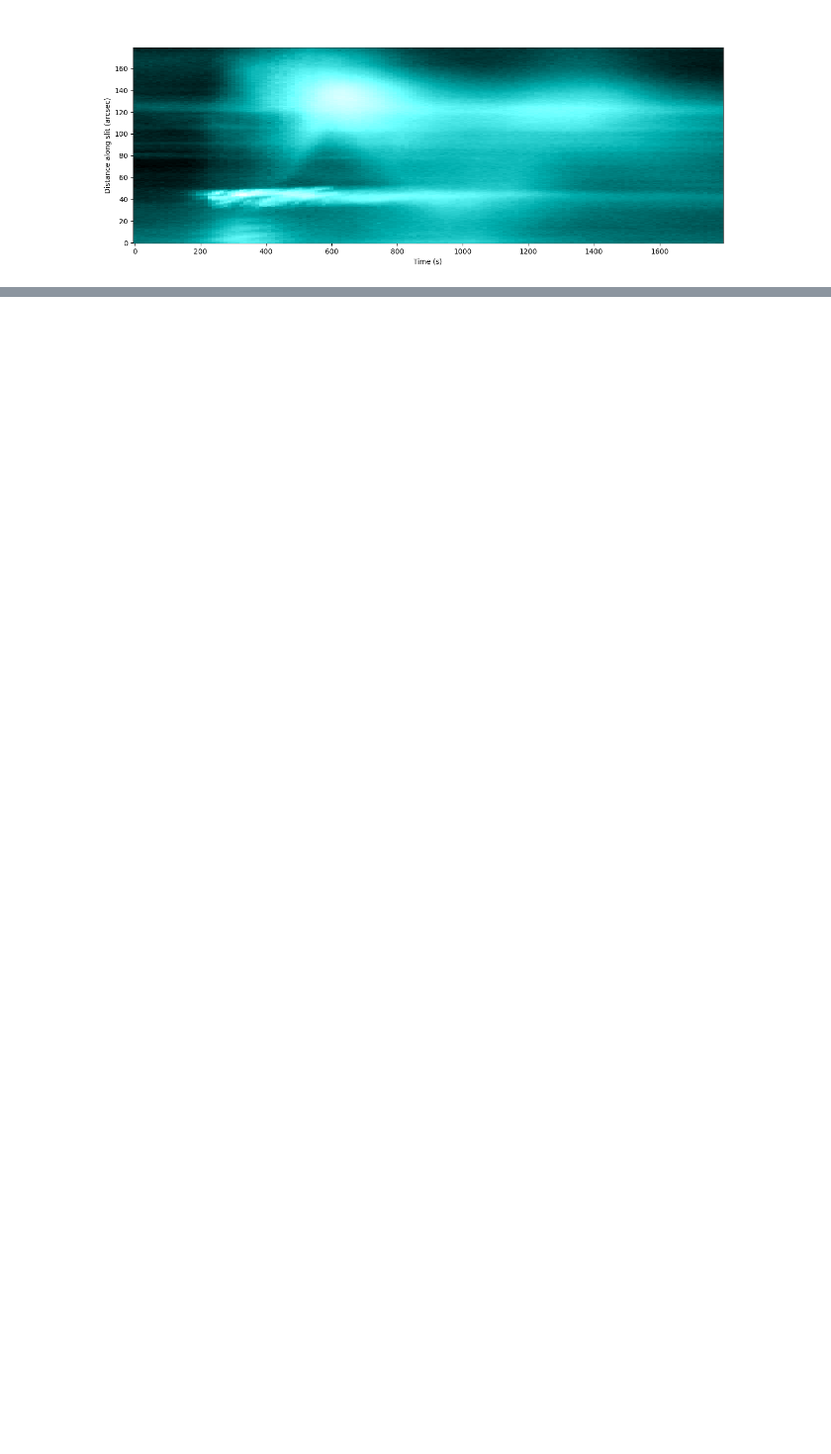
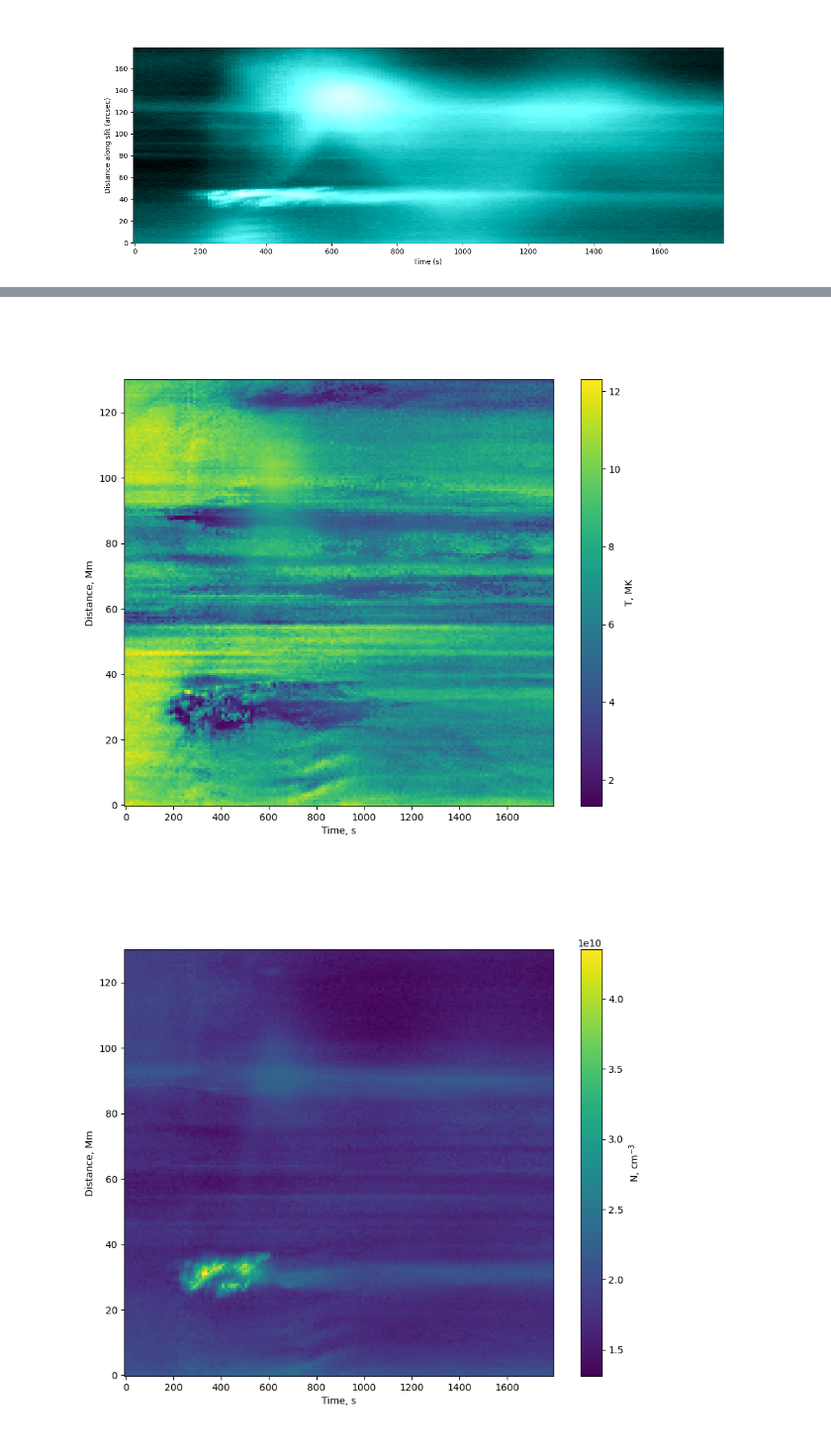
Before and after one commit to SunImagesTDPB/GeneralSolarAnalysis, a Jupyter notebook: main.ipynb, the cells around one changed output, grey strips where cells are left out. Shown at 99% size. Cells and saved outputs as stored; diff of their text form; code cells hidden in the pictures; blank space fills up the shorter version.

Commit message:
Plots of T and n. Version for patent

```diff
--- a/main.ipynb
+++ b/main.ipynb
@@ -35,0 +41,14 @@ test_data.save_txt('res20131228')
+# %%
+t_min = 0.07e6
+t_max = 30e6
+n_bins = 96
+sites = SITES(t_min, t_max, n_bins, [str(l) for l in lines])
+# %%
+temp_plot = np.zeros((len(test_data.time_array), len(test_data.dist)))
+conc_plot = np.zeros((len(test_data.time_array), len(test_data.dist)))
+for i in range(len(test_data.time_array)):
+    for j in range(len(test_data.dist)):
+        dems, err, dem_err = sites.calc_dem(np.array([test_data.intensity_stack[str(l)][i,j] for l in lines]), tol=0.01, max_iter=300)
+        temp_plot[i,j] = sites.calc_temp(dems)
+        conc_plot[i,j] = np.sqrt(sites.calc_em(dems)/72527094)
+        print(f'Point {j} at time {test_data.time_array[i]} done!')
@@ -35,0 +73,17 @@ test_data.save_txt('res20131228')
+# %%
+fig1, ax1 = plt.subplots(figsize=(10,8))
+im1 = ax1.pcolormesh(test_data.time_array, test_data.dist*0.72527094, temp_plot.T/1e6)
+ax1.set_xlabel('Time, s')
+ax1.set_ylabel('Distance, Mm')
+fig1.colorbar(im1, ax=ax1, label='T, MK')
+plt.show()
+
+fig2, ax2 = plt.subplots(figsize=(10,8))
+im2 = ax2.pcolormesh(test_data.time_array, test_data.dist*0.72527094, conc_plot.T)
+ax2.set_xlabel('Time, s')
+ax2.set_ylabel('Distance, Mm')
+fig2.colorbar(im2, ax=ax2, label='N, cm$^{-3}$')
+plt.show()
+# %% [output]
+[figure, added]
+[figure, added]
```
Also changed, not shown: parts of 5 cells of this notebook, 5 other files.
